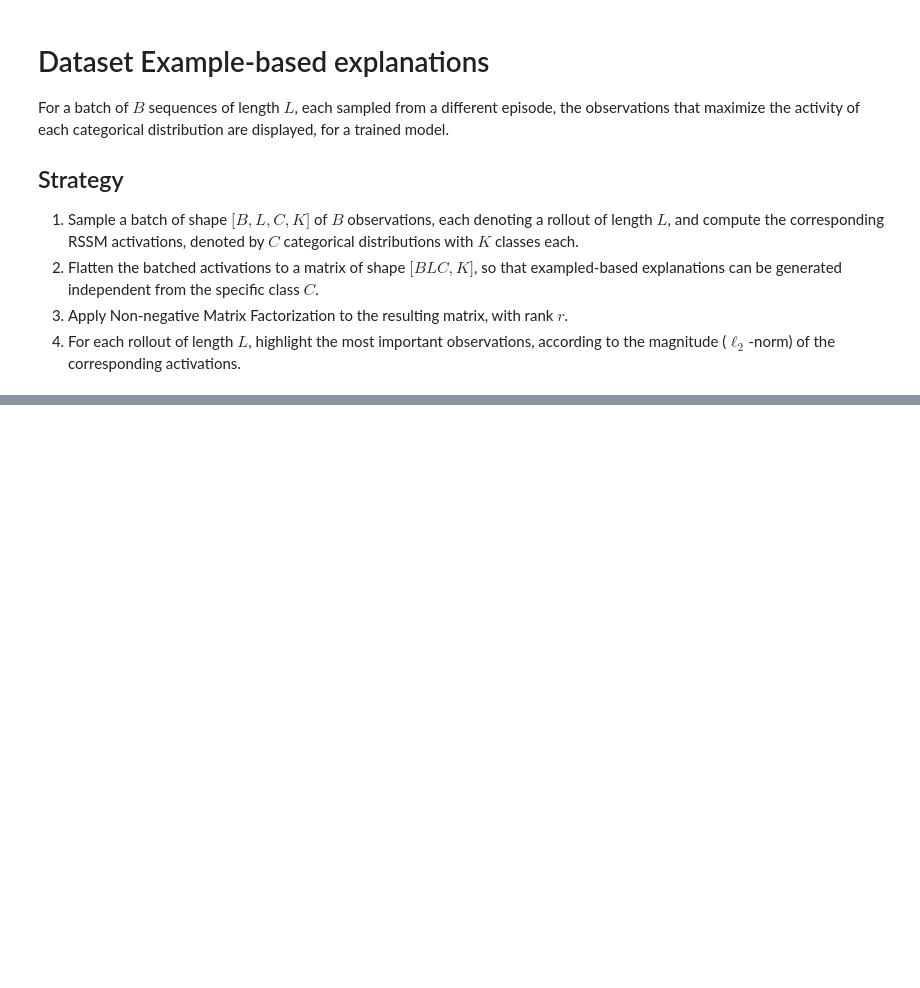
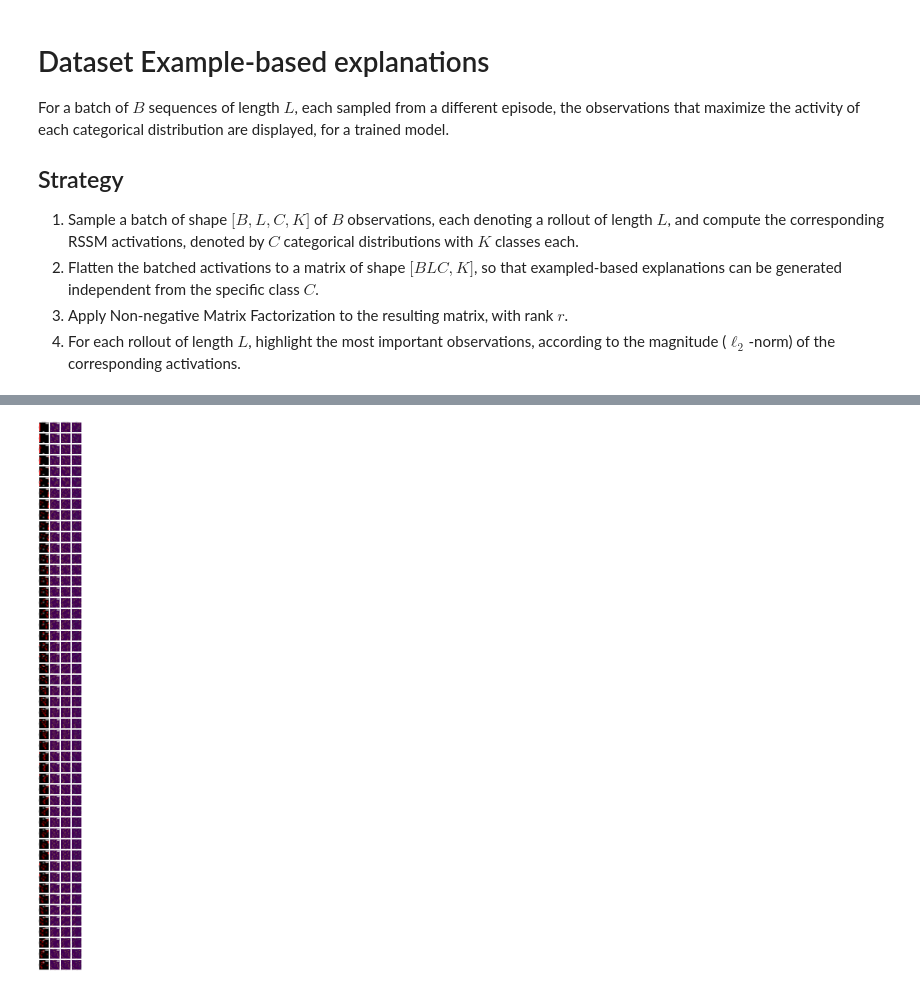
Before and after one commit to magamba/dreamerv2, a Jupyter notebook: notebooks/freeway_examples.ipynb, the cells around one changed output, grey strips where cells are left out. Cells and saved outputs as stored; diff of their text form; code cells hidden in the pictures; blank space fills up the shorter version.

Commit message:
Normalizing logits with softmax to make NMF applicable.

```diff
--- a/notebooks/freeway_examples.ipynb
+++ b/notebooks/freeway_examples.ipynb
@@ -120,16 +122,22 @@ score, len(history)
 # %%
 # stack logits
-logits_list = torch.stack([ state[1].logit for state in history ], dim=0).to(device)
+logits = torch.stack([ state[1].logit for state in history ], dim=0).to(device)
+
+# normalize the logits, required by NMF (each entry must be non-negative)
+logits = logits.softmax(dim=2)
 
 # reshape logits
-logits = logits.reshape(-1, config.rssm_info.category_size)
+logits = logits.reshape(-1, config.rssm_info['category_size'])
+logits.requires_grad_(True)
+torch.set_grad_enabled(True)
 
 # factorize matrix
 model = NMF(logits.t().shape, rank=rank).to(device)
 model.fit(logits.t())
+torch.set_grad_enabled(False)
 
 # compute l2-norm of each column of model.H.t()
-activations = torch.norm(model.W * model.H.t(), p=2, dim=1).reshape(-1, 20)
+activations = torch.norm(model.W @ model.H.t(), p=2, dim=1).reshape(-1, 20)
 max_act = torch.max(activations.view(-1))
 activations = (activations / max_act).cpu().numpy()
 # %%
@@ -164,31 +172,34 @@ for t, axs_row in enumerate(axs):
             if has_effect
             else f"Next ({ACTIONS[action.argmax()]})"
         ),
     )
 
     ax = axs_row[1]
     ax.imshow(posterior_rssm_state.logit.softmax(-1).numpy(), vmin=0, vmax=1)
     ax.set_xticks([0, 10])
     ax.set_yticks([0, 10])
     e = (
         torch.distributions.Categorical(logits=posterior_rssm_state.logit)
         .entropy()
         .sum()
         .item()
     )
     ax.legend([], loc="upper right", title=f"H {e:.3f}")
 
     ax = axs_row[2]
     ax.imshow(posterior_rssm_state.stoch.numpy(), vmin=0, vmax=1)
     ax.set_xticks([0, 10])
     ax.set_yticks([0, 10])
 
+    # for each categorical distribution, assign to the sampled class the corresponding activity, normalized
     ax = axs_row[3]
-    ax.imshow(posterior_rssm_state.stoch.numpy() / posterior_rssm_state.stoch.numpy() * activations, vmin=0, vmax=1)
+    ax.imshow(posterior_rssm_state.stoch.numpy() / (posterior_rssm_state.stoch.numpy() + 1e-10) * activations[t], vmin=0, vmax=1)
     ax.set_xticks([0, 10])
     ax.set_yticks([0, 10])
 
 fig.tight_layout()
 fig.savefig("freeway_example-based.png")
 plt.close(fig)
 display(Image("freeway_example-based.png", width=1000))
+# %% [output]
+[figure, added]
```
Also changed, not shown: parts of 1 cell of this notebook.
